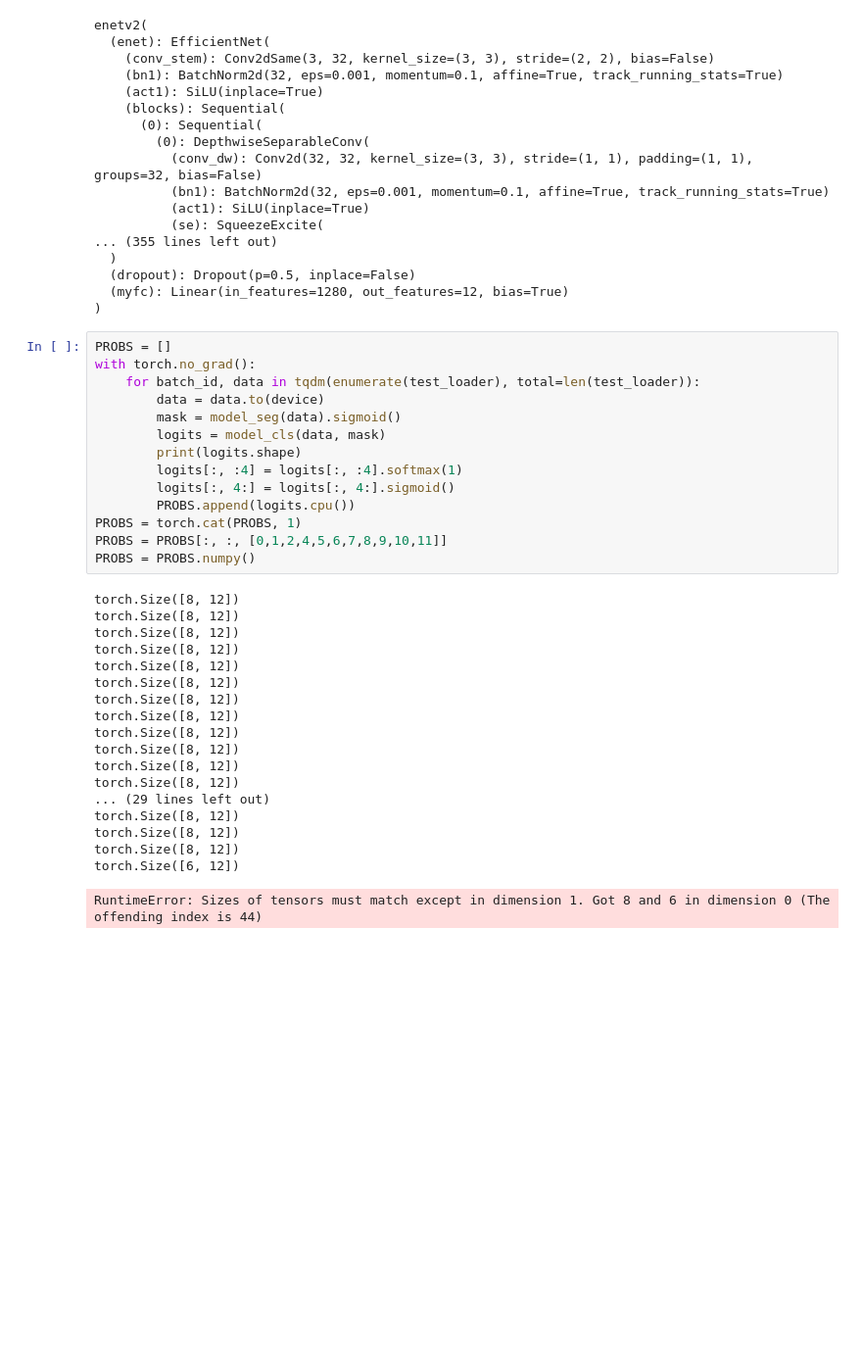
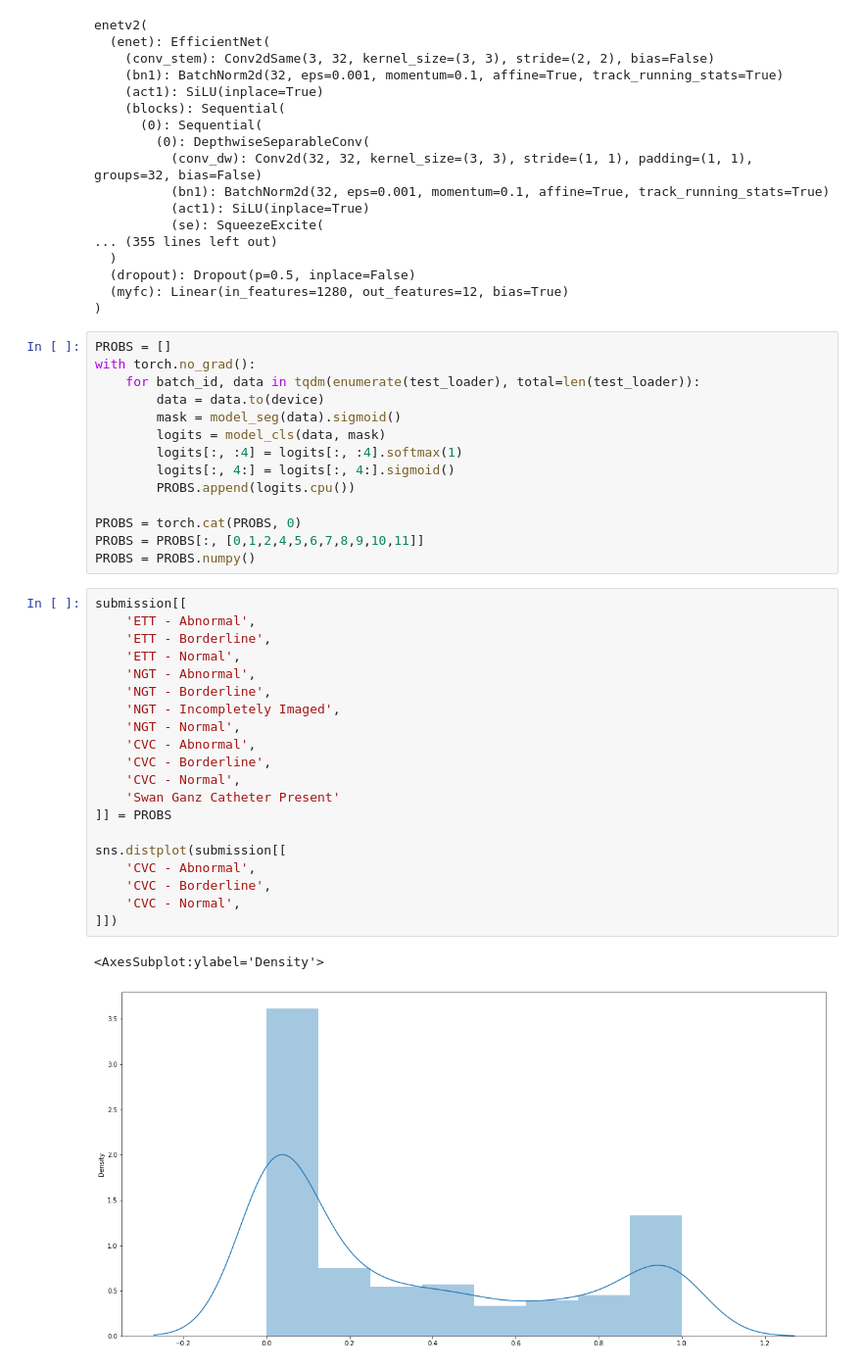
Before and after one commit to aryalmilan/Catheter-Detection-and-classification, a Jupyter notebook: Inference.ipynb, the cells around one changed output. Shown at 98% size. Drawn from its saved outputs; the diff is of its cells as text; blank space fills up the shorter version.

```diff
--- a/Inference.ipynb
+++ b/Inference.ipynb
@@ -138,29 +142,33 @@ with torch.no_grad():
         data = data.to(device)
         mask = model_seg(data).sigmoid()
         logits = model_cls(data, mask)
-        print(logits.shape)
         logits[:, :4] = logits[:, :4].softmax(1)
         logits[:, 4:] = logits[:, 4:].sigmoid()
         PROBS.append(logits.cpu())
-PROBS = torch.cat(PROBS, 1)
-PROBS = PROBS[:, :, [0,1,2,4,5,6,7,8,9,10,11]]
+
+PROBS = torch.cat(PROBS, 0)
+PROBS = PROBS[:, [0,1,2,4,5,6,7,8,9,10,11]]
 PROBS = PROBS.numpy()
-# %% [output]
-torch.Size([8, 12])
-torch.Size([8, 12])
-torch.Size([8, 12])
-torch.Size([8, 12])
-torch.Size([8, 12])
-torch.Size([8, 12])
-torch.Size([8, 12])
-torch.Size([8, 12])
-torch.Size([8, 12])
-torch.Size([8, 12])
-torch.Size([8, 12])
-torch.Size([8, 12])
-... (29 lines left out)
-torch.Size([8, 12])
-torch.Size([8, 12])
-torch.Size([8, 12])
-torch.Size([6, 12])
-RuntimeError: Sizes of tensors must match except in dimension 1. Got 8 and 6 in dimension 0 (The offending index is 44)
+# %%
+submission[[
+    'ETT - Abnormal',
+    'ETT - Borderline',
+    'ETT - Normal',
+    'NGT - Abnormal',
+    'NGT - Borderline',
+    'NGT - Incompletely Imaged',
+    'NGT - Normal',
+    'CVC - Abnormal',
+    'CVC - Borderline',
+    'CVC - Normal',
+    'Swan Ganz Catheter Present'
+]] = PROBS
+
+sns.distplot(submission[[
+    'CVC - Abnormal',
+    'CVC - Borderline',
+    'CVC - Normal',
+]])
+# %% [output]
+<AxesSubplot:ylabel='Density'>
+[figure, added]
```
Also changed, not shown: parts of 2 cells of this notebook.
